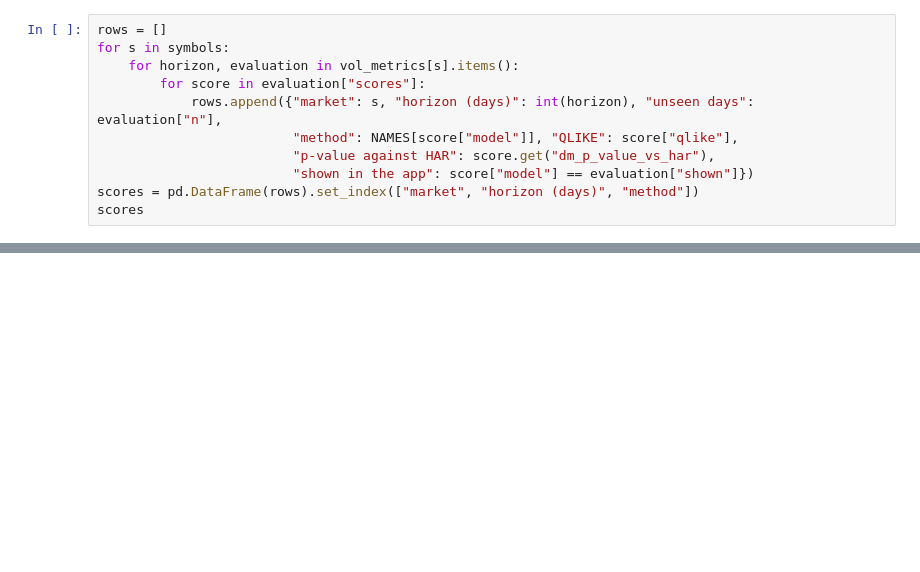
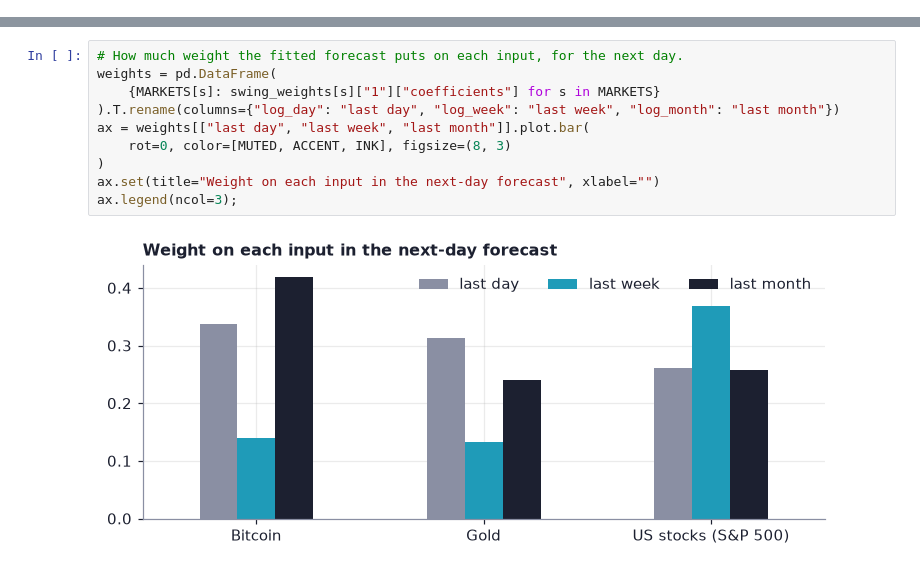
Before and after one commit to LouSens/RADAR, a Jupyter notebook: notebooks/03_swings_and_loss.ipynb, the cells around one changed output, grey strips where cells are left out. Cells and saved outputs as stored; diff of their text form; blank space fills up the shorter version.

```diff
--- a/notebooks/03_swings_and_loss.ipynb
+++ b/notebooks/03_swings_and_loss.ipynb
@@ -90,11 +0,0 @@ means the difference is real.
-# %%
-rows = []
-for s in symbols:
-    for horizon, evaluation in vol_metrics[s].items():
-        for score in evaluation["scores"]:
-            rows.append({"market": s, "horizon (days)": int(horizon), "unseen days": evaluation["n"],
-                         "method": NAMES[score["model"]], "QLIKE": score["qlike"],
-                         "p-value against HAR": score.get("dm_p_value_vs_har"),
-                         "shown in the app": score["model"] == evaluation["shown"]})
-scores = pd.DataFrame(rows).set_index(["market", "horizon (days)", "method"])
-scores
@@ -238,0 +92,12 @@ pd.concat({s: pd.DataFrame(risk_metrics[s]["drawdowns"]) for s in symbols}).drop
+# %%
+# How much weight the fitted forecast puts on each input, for the next day.
+weights = pd.DataFrame(
+    {MARKETS[s]: swing_weights[s]["1"]["coefficients"] for s in MARKETS}
+).T.rename(columns={"log_day": "last day", "log_week": "last week", "log_month": "last month"})
+ax = weights[["last day", "last week", "last month"]].plot.bar(
+    rot=0, color=[MUTED, ACCENT, INK], figsize=(8, 3)
+)
+ax.set(title="Weight on each input in the next-day forecast", xlabel="")
+ax.legend(ncol=3);
+# %% [output]
+[figure, added]
```
Also changed, not shown: parts of 37 cells of this notebook, 1 other file.
